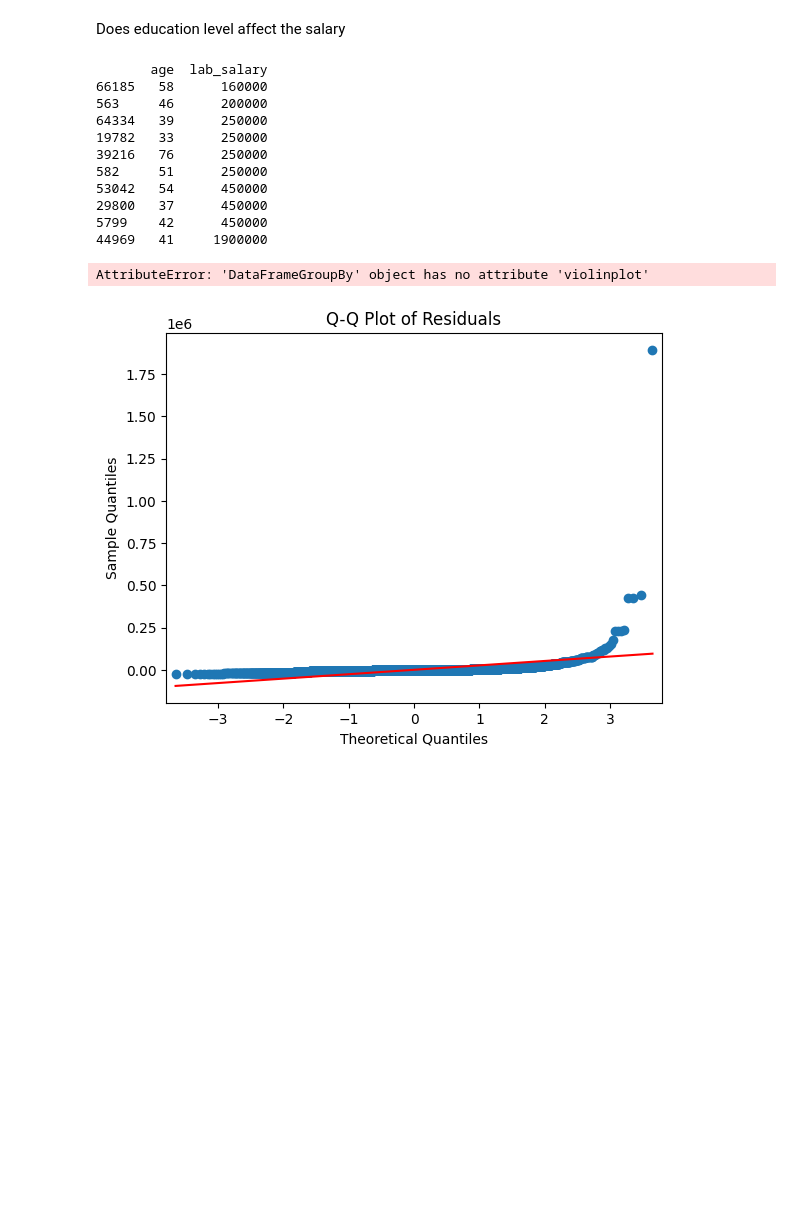
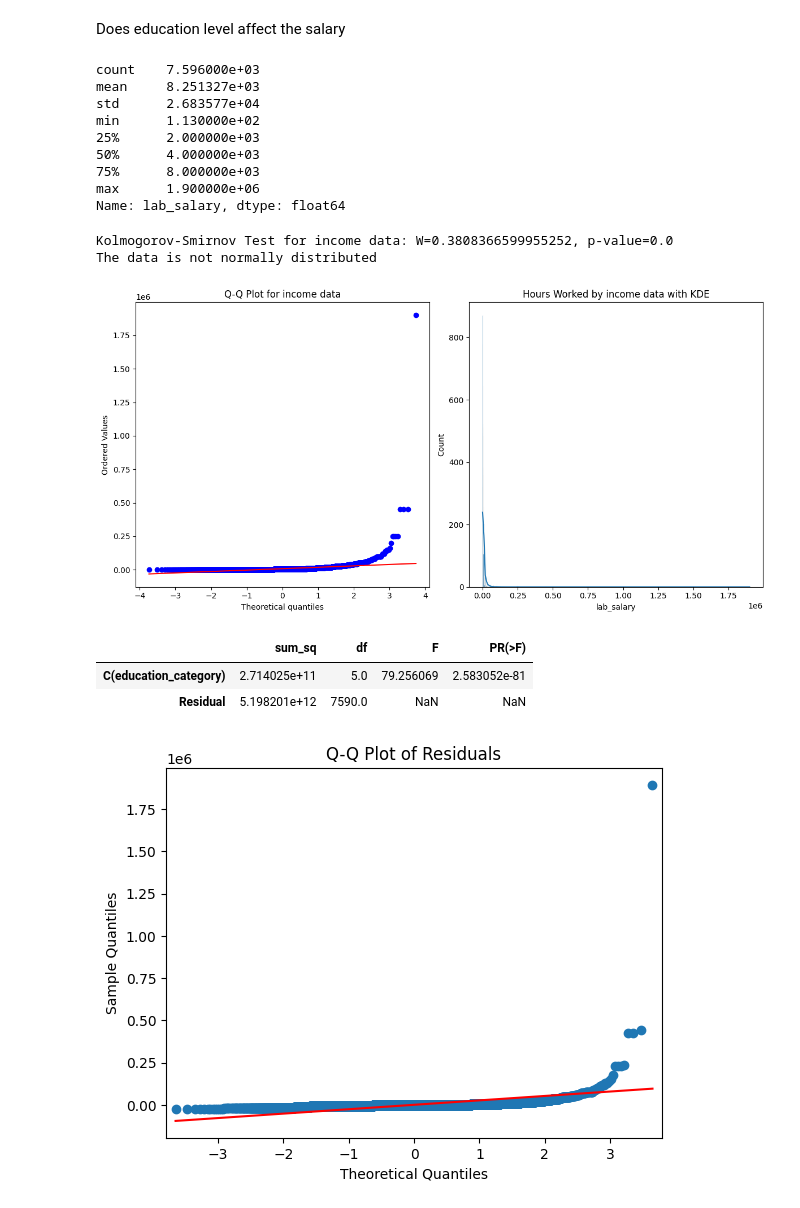
Before and after one commit to CiaranOtter/temp_proj_2, a Jupyter notebook: project2.ipynb, the cells around one changed output. Cells and saved outputs as stored; diff of their text form; code cells hidden in the pictures; blank space fills up the shorter version.

```diff
--- a/project2.ipynb
+++ b/project2.ipynb
@@ -522,20 +364,26 @@ plt.show()
 # %% [markdown]
 Does education level affect the salary
+# %%
+# Cap the outliers at the 1st and 99th percentiles
+lower_bound = income_data['lab_salary'].quantile(0.001)
+upper_bound = income_data['lab_salary'].quantile(0.999)
+
+income_data['lab_salary'] = np.where(income_data['lab_salary'] < lower_bound, lower_bound,
+                                  np.where(income_data['lab_salary'] > upper_bound, upper_bound,
+                                           income_data['lab_salary']))
 # %%
-income_data = income_data[(income_data['lab_amount'] == 1) & (income_data['lab_salary'] < 88888888)]
+income_data = income_data[(income_data['lab_amount'] == 1)]
 income_data['lab_salary'].describe()
 # %% [output]
-       age  lab_salary
-66185   58      160000
-563     46      200000
-64334   39      250000
-19782   33      250000
-39216   76      250000
-582     51      250000
-53042   54      450000
-29800   37      450000
-5799    42      450000
-44969   41     1900000
+count    7.596000e+03
+mean     8.251327e+03
+std      2.683577e+04
+min      1.130000e+02
+25%      2.000000e+03
+50%      4.000000e+03
+75%      8.000000e+03
+max      1.900000e+06
+Name: lab_salary, dtype: float64
 # %%
 def Test_normally_distributed(group1, name):
     ks_eval = stats.kstest(group1, 'norm', args=(np.mean(group1), np.std(group1)))
@@ -548,7 +396,7 @@ def Test_normally_distributed(group1, name):
         })
         f.write(res.to_latex())
 
-    if ks_eval.pvalue > 0.05:
+    if ks_eval.pvalue <= 0.05:
         print(f"The data is not normally distributed")
     else:
         print("The data is normally distributed")
@@ -568,16 +416,20 @@ def Test_normally_distributed(group1, name):
 # %%
 income_data = income_data[(income_data['lab_amount'] == 1) & (income_data['lab_salary'] < 88888888)]
 income_data['education_category'] = income_data['education_category'].astype('category')
 
-income_data.groupby('education_category').violinplot(column="lab_salary", sharey=False)
 Test_normally_distributed(income_data["lab_salary"], "income data")
 
 anova_model = ols('lab_salary ~ C(education_category)', data=income_data).fit()
 anova_table = sm.stats.anova_lm(anova_model, typ=2)
 
 anova_table
 # %% [output]
-AttributeError: 'DataFrameGroupBy' object has no attribute 'violinplot'
+Kolmogorov-Smirnov Test for income data: W=0.3808366599955252, p-value=0.0
+The data is not normally distributed
+[figure, added]
+|  | sum_sq | df | F | PR(>F) |
+| C(education_category) | 2.714025e+11 | 5.0 | 79.256069 | 2.583052e-81 |
+| Residual | 5.198201e+12 | 7590.0 | NaN | NaN |
 # %%
 sm.qqplot(anova_model.resid, line='s')
 plt.title("Q-Q Plot of Residuals")
```
Also changed, not shown: parts of 58 cells of this notebook, 4 other files.
